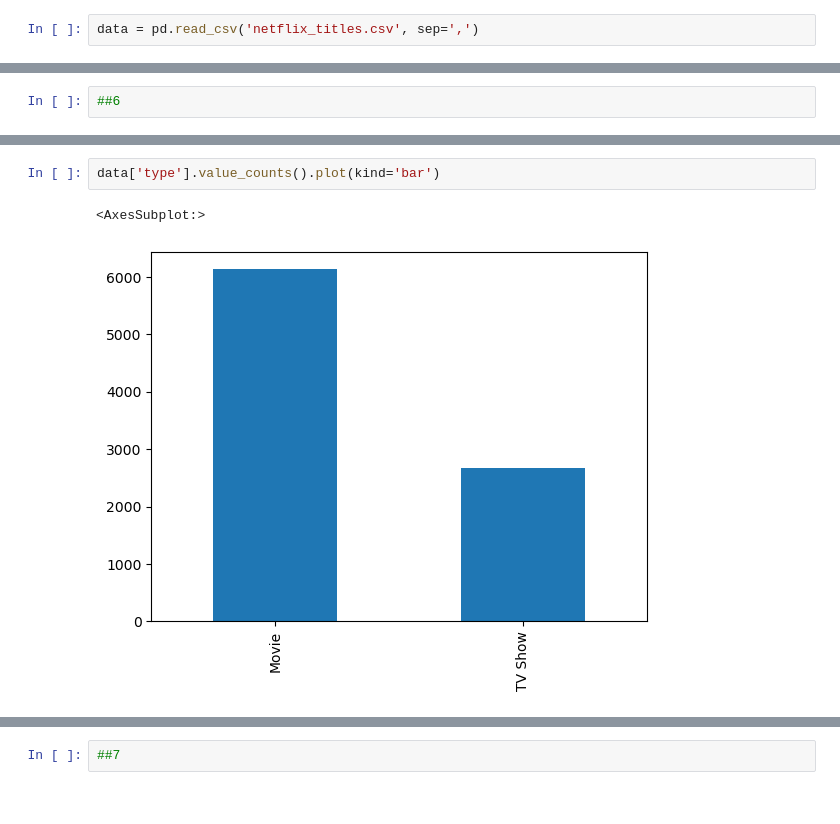
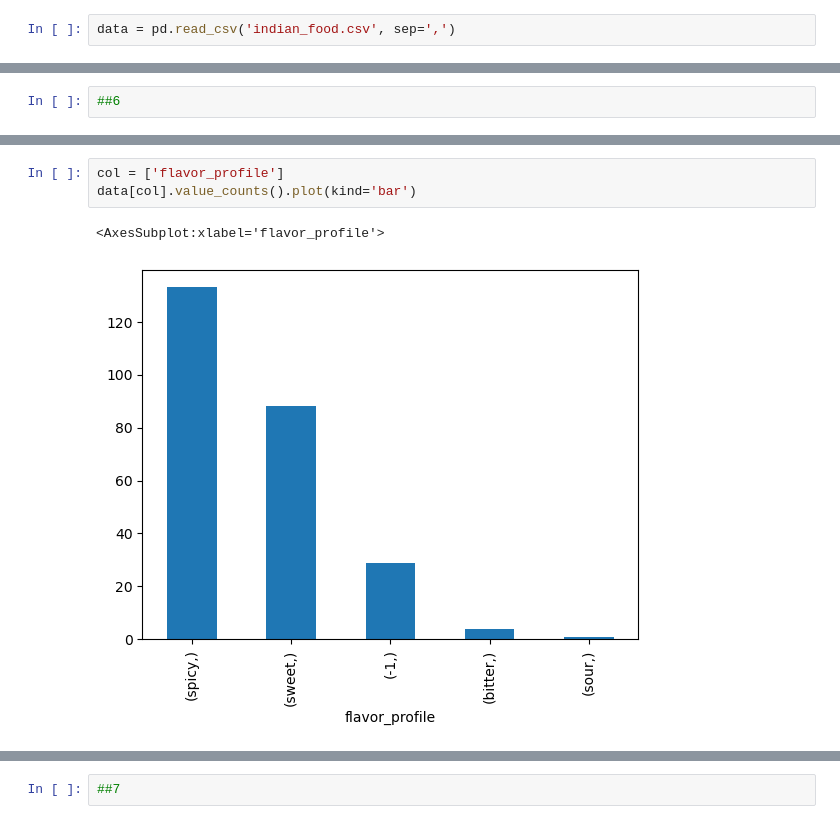
Before and after one commit to TonyLamQ/DS-Repository, a Jupyter notebook: DataScienceAss4&6&7.ipynb, the cells around one changed output, grey strips where cells are left out. Drawn from its saved outputs; the diff is of its cells as text.

```diff
--- a/DataScienceAss4&6&7.ipynb
+++ b/DataScienceAss4&6&7.ipynb
@@ -4,7 +4,7 @@
 import pandas as pd
 import seaborn as sns
 # %%
-data = pd.read_csv('netflix_titles.csv', sep=',')
+data = pd.read_csv('indian_food.csv', sep=',')
 # %%
 data.head()
 # %% [output]
@@ -24,5 +31,6 @@ data['rating'].value_counts().plot(kind='pie')
 # %%
-data['type'].value_counts().plot(kind='bar')
+col = ['flavor_profile']
+data[col].value_counts().plot(kind='bar')
 # %% [output]
-<AxesSubplot:>
+<AxesSubplot:xlabel='flavor_profile'>
-[figure, old version]
+[figure, new version]
```
Also changed, not shown: parts of 9 cells of this notebook.
